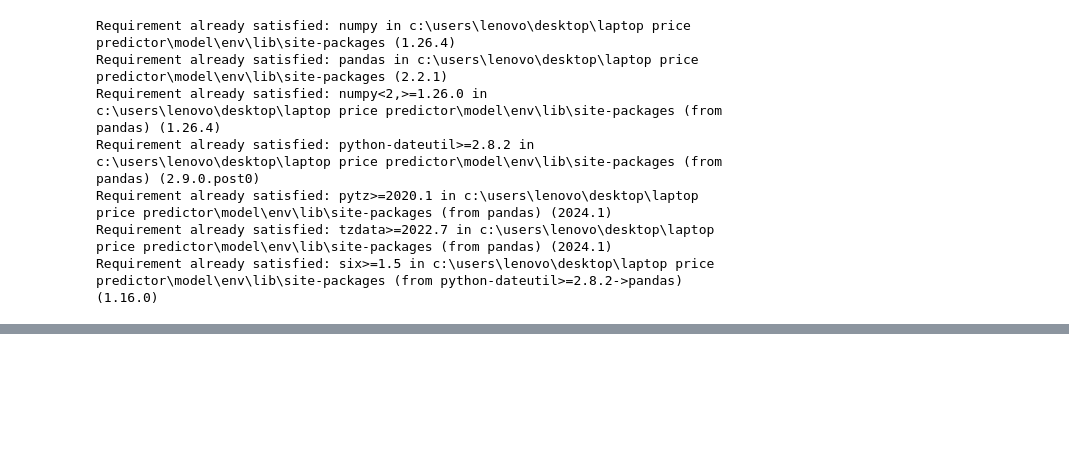
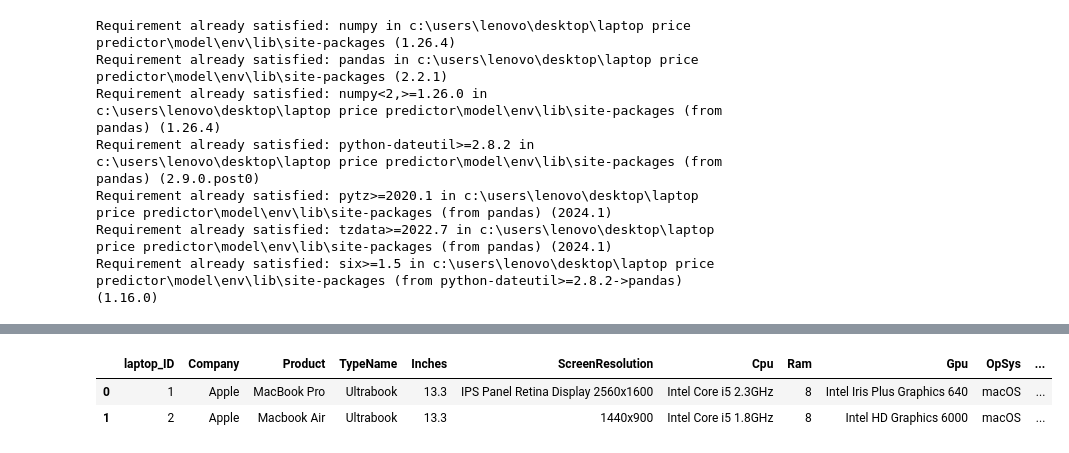
Before and after one commit to DevinHansa/Laptop-Price-Detector, a Jupyter notebook: Model/ModelBuilding.ipynb, the cells around one changed output, grey strips where cells are left out. Saved outputs shown, nothing was run; the diff lists cells and outputs as text; code cells hidden in the pictures; blank space fills up the shorter version.

```diff
--- a/Model/ModelBuilding.ipynb
+++ b/Model/ModelBuilding.ipynb
@@ -14,0 +198,3 @@ import pandas as pd
+# %%
+mean_price = data['Price_euros'].mean()
+data['Price_euros'] = data['Price_euros'].fillna(mean_price)
@@ -14,0 +221,8 @@ import pandas as pd
+# %%
+def add_company(inpt):
+    if inpt == 'Samsung' or inpt == 'Razer' or inpt == 'Mediacom' or inpt == 'Microsoft'or inpt == 'Xiaomi'or inpt == 'Vero'or inpt == 'Chuwi'or inpt == 'Google'or inpt == 'Fujitsu'or inpt == 'LG'or inpt == 'Huawei':
+        return 'Other'
+    else:
+        return inpt
+# %%
+data['Company'] = data['Company'].apply(add_company)
@@ -14,0 +278,9 @@ import pandas as pd
+# %%
+data['Touchscreen'] = data['ScreenResolution'].apply(lambda x:1 if 'Touchscreen' in x else 0)
+data['Ips'] = data['ScreenResolution'].apply(lambda x:1 if 'IPS' in x else 0)
+# %%
+data.head(2)
+# %% [output]
+|  | laptop_ID | Company | Product | TypeName | Inches | ScreenResolution | Cpu | Ram | Gpu | OpSys | ... |
+| 0 | 1 | Apple | MacBook Pro | Ultrabook | 13.3 | IPS Panel Retina Display 2560x1600 | Intel Core i5 2.3GHz | 8 | Intel Iris Plus Graphics 640 | macOS | ... |
+| 1 | 2 | Apple | Macbook Air | Ultrabook | 13.3 | 1440x900 | Intel Core i5 1.8GHz | 8 | Intel HD Graphics 6000 | macOS | ... |
```
Also changed, not shown: parts of 63 cells of this notebook, 1 other file.
